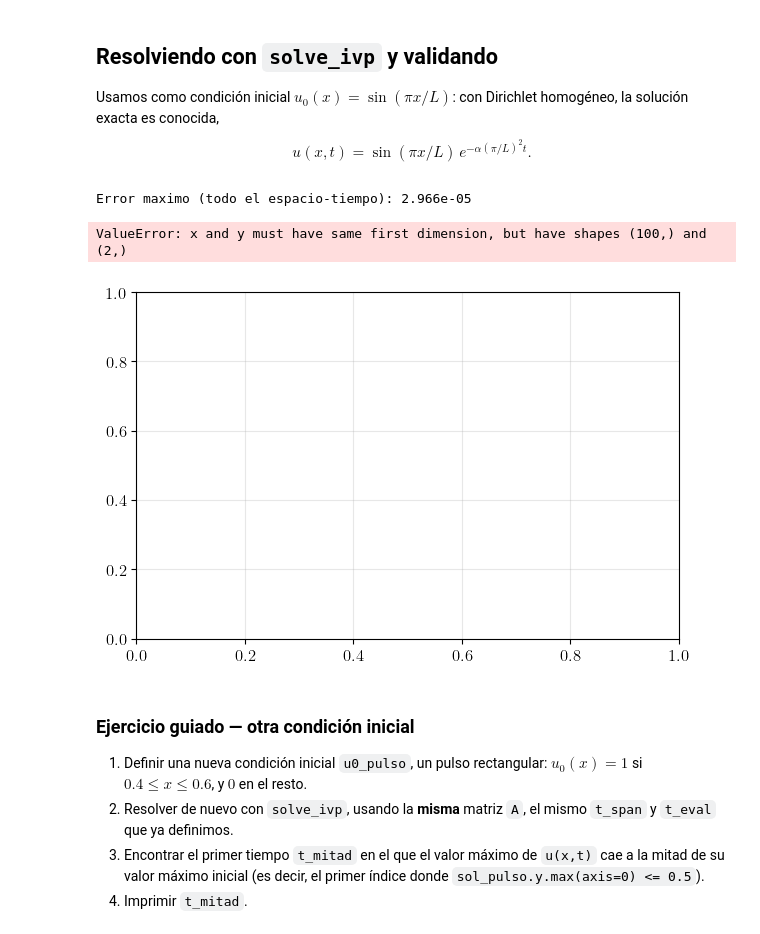
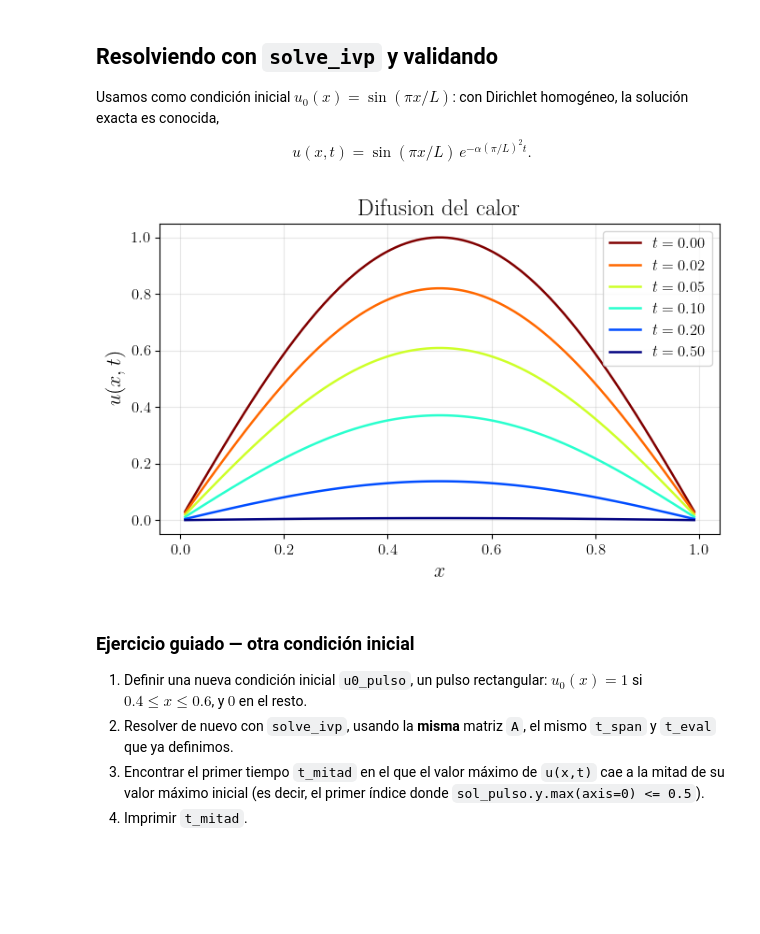
Before and after one commit to manubastidas/programacionCientifica, a Jupyter notebook: EDOS/oscilador_y_calor.ipynb, the cells around one changed output. Cells and saved outputs as stored; diff of their text form; code cells hidden in the pictures; blank space fills up the shorter version.

```diff
--- a/EDOS/oscilador_y_calor.ipynb
+++ b/EDOS/oscilador_y_calor.ipynb
@@ -168,7 +185,7 @@ def calor_rhs(t, u, alpha, A):
 
     # Lado derecho del sistema semidiscretizado du/dt = alpha * A @ u.
     # Firma f(t, u, ...) porque asi lo exige solve_ivp (tiempo primero).
-    return ...          # producto matriz-vector: du/dt en cada nodo
+    return alpha*A @ u          # producto matriz-vector: du/dt en cada nodo
 
 
 print("construir_matriz_laplaciano y calor_rhs definidas")
@@ -201,39 +218,38 @@ t_span = (0.0, 0.5)                            # intervalo de integracion
 t_eval = np.linspace(*t_span, 200)             # tiempos donde queremos la solucion
 
 # -- Integracion con solve_ivp -------------------------------------------------
-sol = solve_ivp(...)
+sol = solve_ivp(calor_rhs, t_span, u0, args=(alpha, A),
+                method="RK45", t_eval=t_eval, rtol=1e-8, atol=1e-10)
 
 # -- Solucion exacta, para comparar --------------------------------------------
 def solucion_exacta_calor(x, t, L, alpha):
     return np.sin(np.pi * x / L) * np.exp(-alpha * (np.pi / L)**2 * t)  # formula cerrada
 
-errores = ...
+#errores =
+#no tenemos la solucion exacta, ¿como voy a saber si mi solución es correcta? --> analisis residual
 
-print(f"Error maximo (todo el espacio-tiempo): {max(errores):.3e}")
+#print(f"Error maximo (todo el espacio-tiempo): {max(errores):.3e}")
-# %% [output]
-Error maximo (todo el espacio-tiempo): 2.966e-05
 # %%
 fig, ax = plt.subplots()                                     # una figura, un eje
 
 tiempos_mostrar = [0, 0.02, 0.05, 0.1, 0.2, 0.5]             # instantes que vamos a graficar
-colores = plt.cm.viridis(np.linspace(0, 1, len(tiempos_mostrar)))  # paleta ordenada en el tiempo
+colores = plt.cm.jet_r(np.linspace(0, 1, len(tiempos_mostrar)))  # paleta ordenada en el tiempo
 
 for t_k, color in zip(tiempos_mostrar, colores):              # un perfil por instante
 
     idx = np.argmin(np.abs(sol.t - t_k))                      # indice del tiempo mas cercano
 
     ax.plot(x, sol.y[:, idx], color=color, lw=1.8,
             label=fr"$t={sol.t[idx]:.2f}$")                   # perfil numerico
 
 ax.set_xlabel(r"$x$")                                          # etiqueta eje x
 ax.set_ylabel(r"$u(x,t)$")                                     # etiqueta eje y
 ax.set_title("Difusion del calor")
 ax.legend()
 plt.tight_layout()                                             # ajusta margenes
 plt.show()                                                     # despliega la figura
 # %% [output]
-ValueError: x and y must have same first dimension, but have shapes (100,) and (2,)
-[figure, old version]
+[figure, new version]
 # %% [markdown]
 
 ### Ejercicio guiado — otra condición inicial
```
Also changed, not shown: parts of 4 cells of this notebook.
